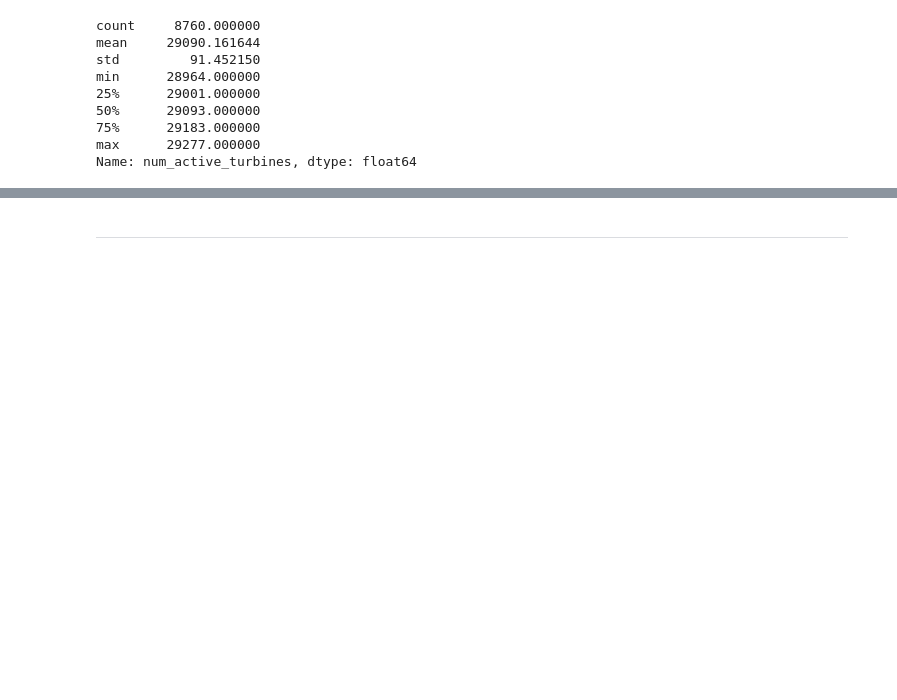
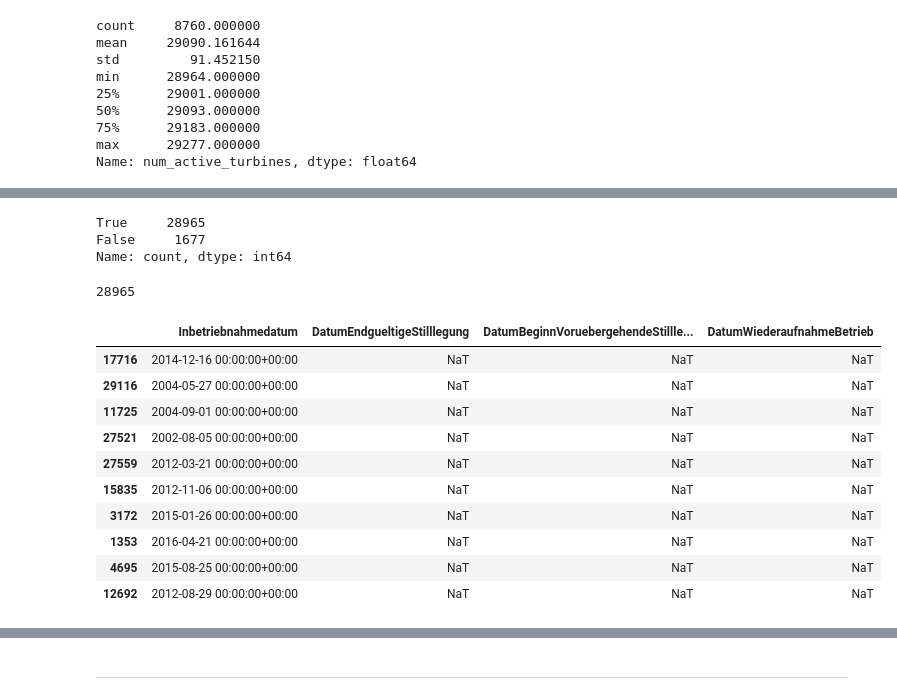
Before and after one commit to meteoviz/wind_power_forecasting_germany, a Jupyter notebook: notebooks/ML_dataframe.ipynb, the cells around one changed output, grey strips where cells are left out. Saved outputs shown, nothing was run; the diff lists cells and outputs as text; code cells hidden in the pictures; blank space fills up the shorter version.

```diff
--- a/notebooks/ML_dataframe.ipynb
+++ b/notebooks/ML_dataframe.ipynb
@@ -315,0 +326,4 @@ Name: num_active_turbines, dtype: float64
+# %%
+# Engines operational before the timestamp
+started_operations = df_turbines['Inbetriebnahmedatum'] <= timestamp
+started_operations
@@ -315,0 +350,4 @@ Name: num_active_turbines, dtype: float64
+# %%
+# Engines decommissioned before the timestamp
+already_decommissioned = df_turbines['DatumEndgueltigeStilllegung'] <= timestamp
+already_decommissioned
@@ -315,0 +375,4 @@ Name: num_active_turbines, dtype: float64
+# %%
+# Engines that went into maintenance before timestamp and didn't come back into operation before the timestamp
+still_in_maintenance_or_decommissioned = (df_turbines['DatumBeginnVoruebergehendeStilllegung'] <= timestamp) & \
+              ((df_turbines['DatumWiederaufnahmeBetrieb'] > timestamp) | df_turbines['DatumWiederaufnahmeBetrieb'].isna())
@@ -315,0 +399,3 @@ Name: num_active_turbines, dtype: float64
+# %%
+operational_bool_series = started_operations & ~already_decommissioned & ~still_in_maintenance_or_decommissioned
+operational_bool_series
@@ -315,0 +415,24 @@ Name: num_active_turbines, dtype: float64
+# %%
+operational_bool_series.value_counts()
+# %% [output]
+True     28965
+False     1677
+Name: count, dtype: int64
+# %%
+operational_bool_series.sum()
+# %% [output]
+28965
+# %%
+df_turbines[turbine_date_columns][operational_bool_series].sample(10)
+# %% [output]
+|  | Inbetriebnahmedatum | DatumEndgueltigeStilllegung | DatumBeginnVoruebergehendeStillle... | DatumWiederaufnahmeBetrieb |
+| 17716 | 2014-12-16 00:00:00+00:00 | NaT | NaT | NaT |
+| 29116 | 2004-05-27 00:00:00+00:00 | NaT | NaT | NaT |
+| 11725 | 2004-09-01 00:00:00+00:00 | NaT | NaT | NaT |
+| 27521 | 2002-08-05 00:00:00+00:00 | NaT | NaT | NaT |
+| 27559 | 2012-03-21 00:00:00+00:00 | NaT | NaT | NaT |
+| 15835 | 2012-11-06 00:00:00+00:00 | NaT | NaT | NaT |
+| 3172 | 2015-01-26 00:00:00+00:00 | NaT | NaT | NaT |
+| 1353 | 2016-04-21 00:00:00+00:00 | NaT | NaT | NaT |
+| 4695 | 2015-08-25 00:00:00+00:00 | NaT | NaT | NaT |
+| 12692 | 2012-08-29 00:00:00+00:00 | NaT | NaT | NaT |
```
Also changed, not shown: parts of 11 cells of this notebook.
